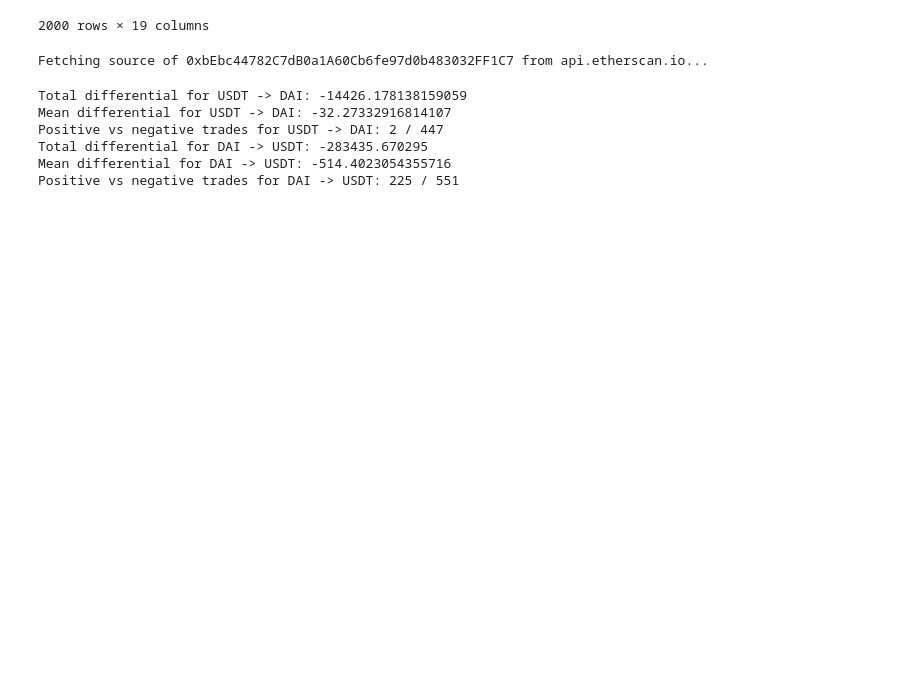
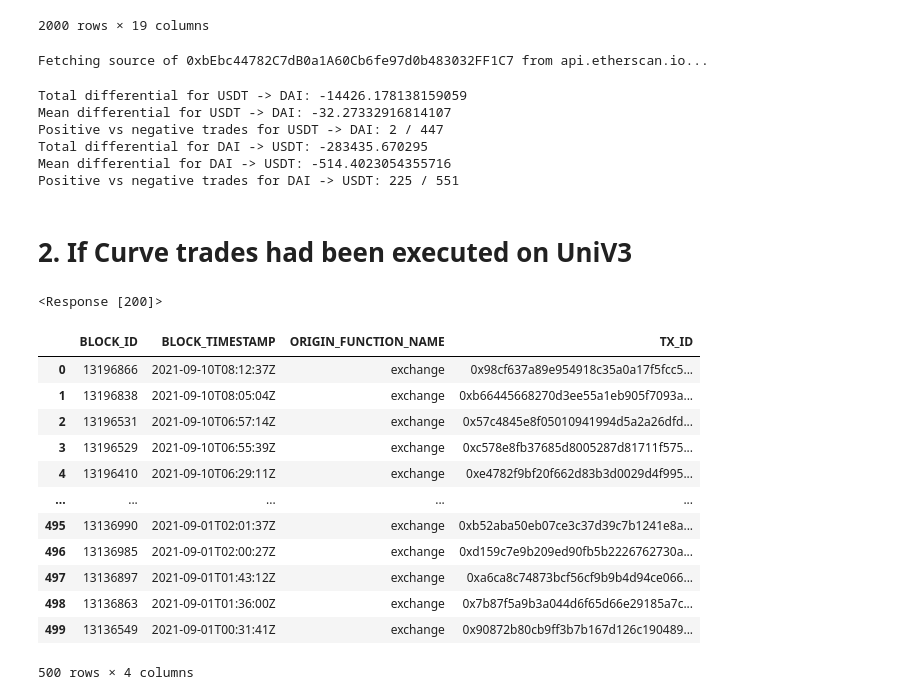
Before and after one commit to convex-community/notebooks, a Jupyter notebook: Stableswaps.ipynb, the cells around one changed output. Cells and saved outputs as stored; diff of their text form; code cells hidden in the pictures; blank space fills up the shorter version.

```diff
--- a/Stableswaps.ipynb
+++ b/Stableswaps.ipynb
@@ -91,3 +100,5 @@ Positive vs negative trades for USDT -> DAI: 2 / 447
 Total differential for DAI -> USDT: -283435.670295
 Mean differential for DAI -> USDT: -514.4023054355716
 Positive vs negative trades for DAI -> USDT: 225 / 551
+# %% [markdown]
+# 2. If Curve trades had been executed on UniV3
@@ -93,0 +108,26 @@ Positive vs negative trades for DAI -> USDT: 225 / 551
+# %%
+query = f"https://api.flipsidecrypto.com/api/v2/queries/ff32dc72-6f52-424e-a1e3-6029ebc6a7f2/data/latest"
+flipside_api_response = requests.get(query)
+flipside_api_response
+# %% [output]
+<Response [200]>
+# %%
+crv_stable_swaps = flipside_api_response.json()
+# %%
+crv_swaps = pd.DataFrame(crv_stable_swaps)
+# %%
+crv_swaps
+# %% [output]
+|  | BLOCK_ID | BLOCK_TIMESTAMP | ORIGIN_FUNCTION_NAME | TX_ID |
+| 0 | 13196866 | 2021-09-10T08:12:37Z | exchange | 0x98cf637a89e954918c35a0a17f5fcc5... |
+| 1 | 13196838 | 2021-09-10T08:05:04Z | exchange | 0xb66445668270d3ee55a1eb905f7093a... |
+| 2 | 13196531 | 2021-09-10T06:57:14Z | exchange | 0x57c4845e8f05010941994d5a2a26dfd... |
+| 3 | 13196529 | 2021-09-10T06:55:39Z | exchange | 0xc578e8fb37685d8005287d81711f575... |
+| 4 | 13196410 | 2021-09-10T06:29:11Z | exchange | 0xe4782f9bf20f662d83b3d0029d4f995... |
+| ... | ... | ... | ... | ... |
+| 495 | 13136990 | 2021-09-01T02:01:37Z | exchange | 0xb52aba50eb07ce3c37d39c7b1241e8a... |
+| 496 | 13136985 | 2021-09-01T02:00:27Z | exchange | 0xd159c7e9b209ed90fb5b2226762730a... |
+| 497 | 13136897 | 2021-09-01T01:43:12Z | exchange | 0xa6ca8c74873bcf56cf9b9b4d94ce066... |
+| 498 | 13136863 | 2021-09-01T01:36:00Z | exchange | 0x7b87f5a9b3a044d6f65d66e29185a7c... |
+| 499 | 13136549 | 2021-09-01T00:31:41Z | exchange | 0x90872b80cb9ff3b7b167d126c190489... |
+500 rows × 4 columns
```
Also changed, not shown: parts of 25 cells of this notebook.
